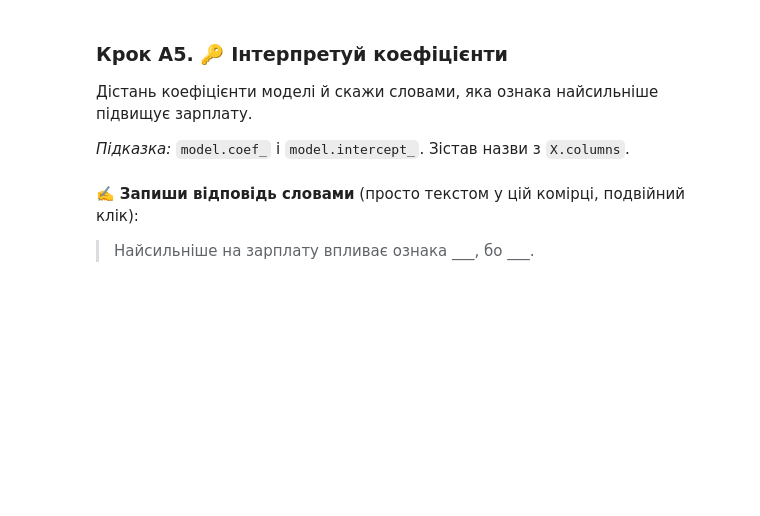
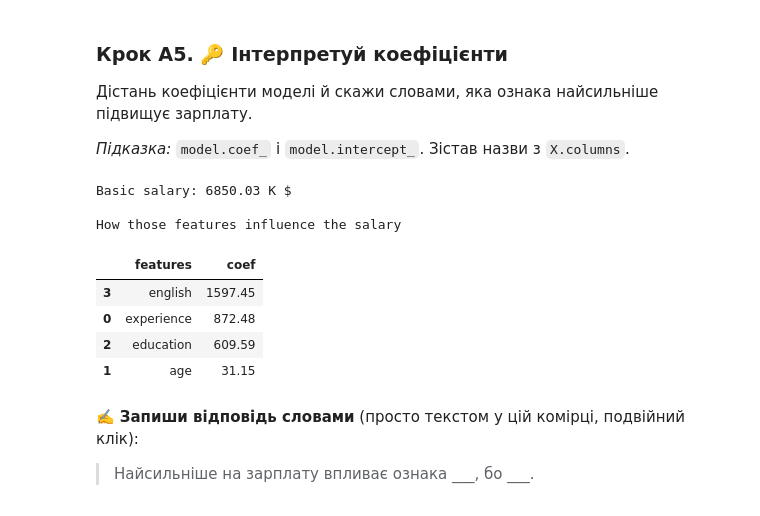
Before and after one commit to NatalieAleksandrova2026/DTA_2026, a Jupyter notebook: ML/ml_practice_LR&Cl.ipynb, the cells around one changed output. Drawn from its saved outputs; the diff is of its cells as text; code cells hidden in the pictures; blank space fills up the shorter version.

```diff
--- a/ML/ml_practice_LR&Cl.ipynb
+++ b/ML/ml_practice_LR&Cl.ipynb
@@ -191,3 +200,22 @@ from sklearn.metrics import mean_absolute_error, r2_score
+# %%
+# TODO: побудуй таблицю "ознака — коефіцієнт" і відсортуй
+coefs = pd.DataFrame({
+    'features': X.columns,
+    'coef': model.coef_.round(2)
+}).sort_values('coef', key=abs, ascending=False)
+
+print(f'Basic salary: {model.intercept_:.2f} K $\n')
+print('How those features influence the salary')
+display(coefs)
+# %% [output]
+Basic salary: 6850.03 K $
+
+How those features influence the salary
+|  | features | coef |
+| 3 | english | 1597.45 |
+| 0 | experience | 872.48 |
+| 2 | education | 609.59 |
+| 1 | age | 31.15 |
 # %% [markdown]
 ✍️ **Запиши відповідь словами** (просто текстом у цій комірці, подвійний клік):
 > Найсильніше на зарплату впливає ознака ___, бо ___.
```
Also changed, not shown: parts of 4 cells of this notebook.
